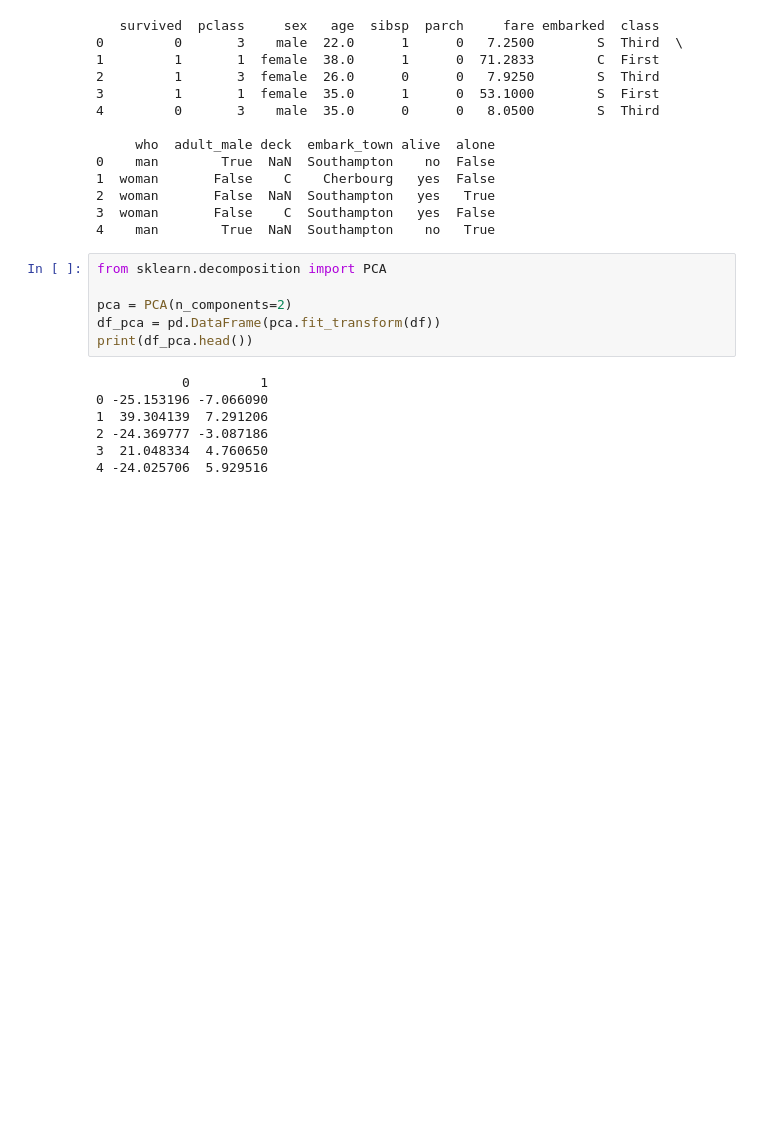
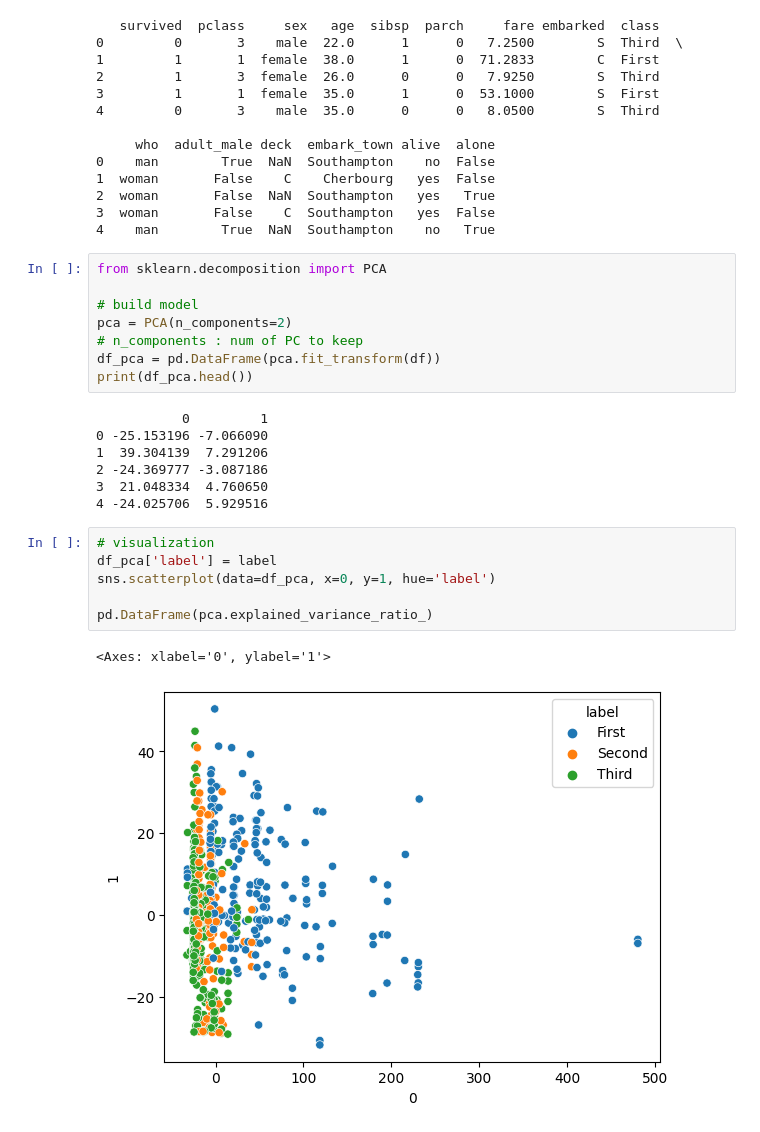
Before and after one commit to hirozouu/Dim_Reduction, a Jupyter notebook: main.ipynb, the cells around one changed output. Drawn from its saved outputs; the diff is of its cells as text; blank space fills up the shorter version.

Commit message:
add visualization

```diff
--- a/main.ipynb
+++ b/main.ipynb
@@ -34,7 +34,9 @@ df = pd.get_dummies(df, drop_first=True)
 # %%
 from sklearn.decomposition import PCA
 
+# build model
 pca = PCA(n_components=2)
+# n_components : num of PC to keep
 df_pca = pd.DataFrame(pca.fit_transform(df))
 print(df_pca.head())
 # %% [output]
@@ -44,3 +46,12 @@ print(df_pca.head())
 2 -24.369777 -3.087186
 3  21.048334  4.760650
 4 -24.025706  5.929516
+# %%
+# visualization
+df_pca['label'] = label
+sns.scatterplot(data=df_pca, x=0, y=1, hue='label')
+
+pd.DataFrame(pca.explained_variance_ratio_)
+# %% [output]
+<Axes: xlabel='0', ylabel='1'>
+[figure, added]
```
